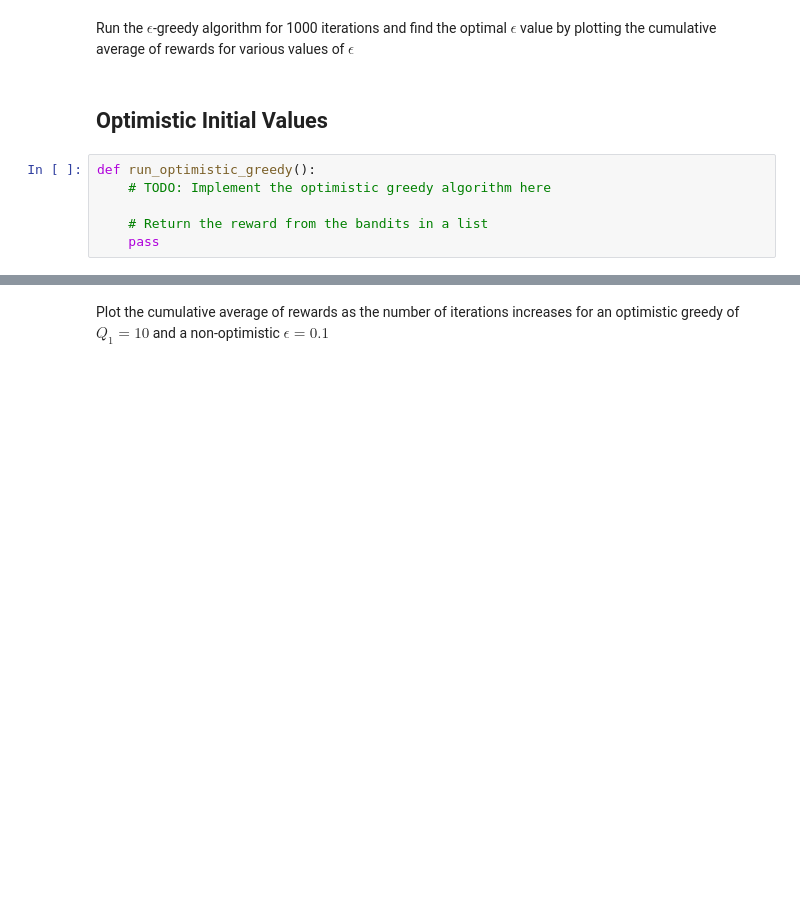
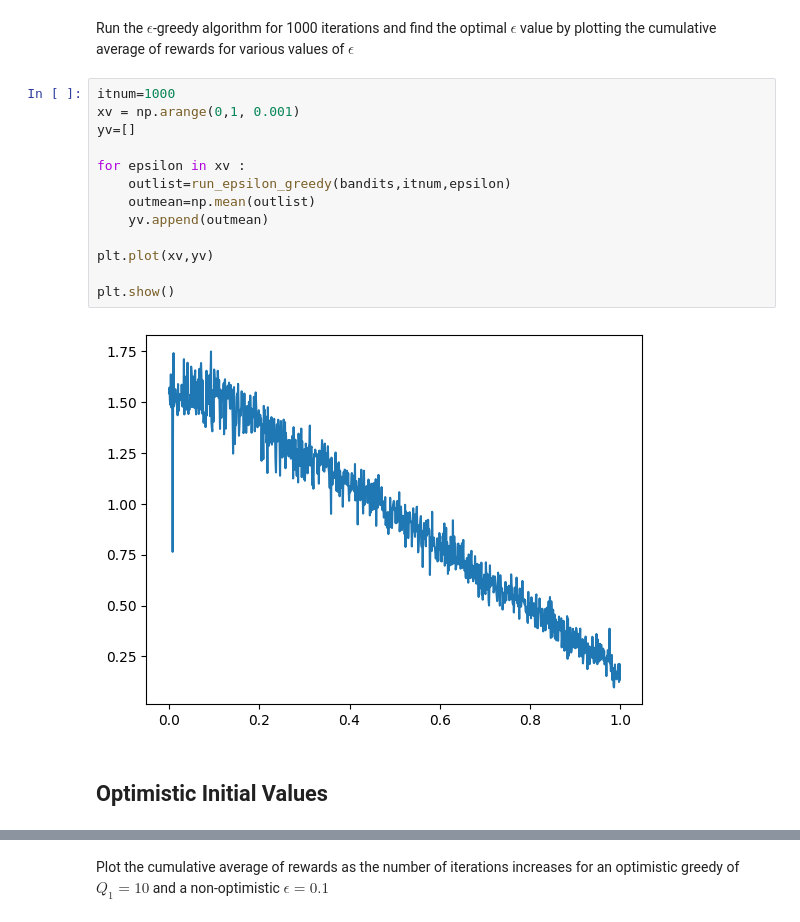
Before and after one commit to divyaanshNarkhede/WiDS-2024-Can-Computers-Think, a Jupyter notebook: Week 1/work_on_bandits.ipynb, the cells around one changed output, grey strips where cells are left out. Cells and saved outputs as stored; diff of their text form; blank space fills up the shorter version.

```diff
--- a/Week 1/work_on_bandits.ipynb
+++ b/Week 1/work_on_bandits.ipynb
@@ -110,11 +118,20 @@ plt.show()
 ## Finding the optimal $\epsilon$
 # %% [markdown]
 Run the $\epsilon$-greedy algorithm for 1000 iterations and find the optimal $\epsilon$ value by plotting the cumulative average of rewards for various values of $\epsilon$
+# %%
+itnum=1000
+xv = np.arange(0,1, 0.001)
+yv=[]
+
+for epsilon in xv :
+    outlist=run_epsilon_greedy(bandits,itnum,epsilon)
+    outmean=np.mean(outlist)
+    yv.append(outmean)
+
+plt.plot(xv,yv)
+
+plt.show()
+# %% [output]
+[figure, added]
 # %% [markdown]
 ## Optimistic Initial Values
-# %%
-def run_optimistic_greedy():
-    # TODO: Implement the optimistic greedy algorithm here
-
-    # Return the reward from the bandits in a list
-    pass
```
Also changed, not shown: parts of 7 cells of this notebook.
